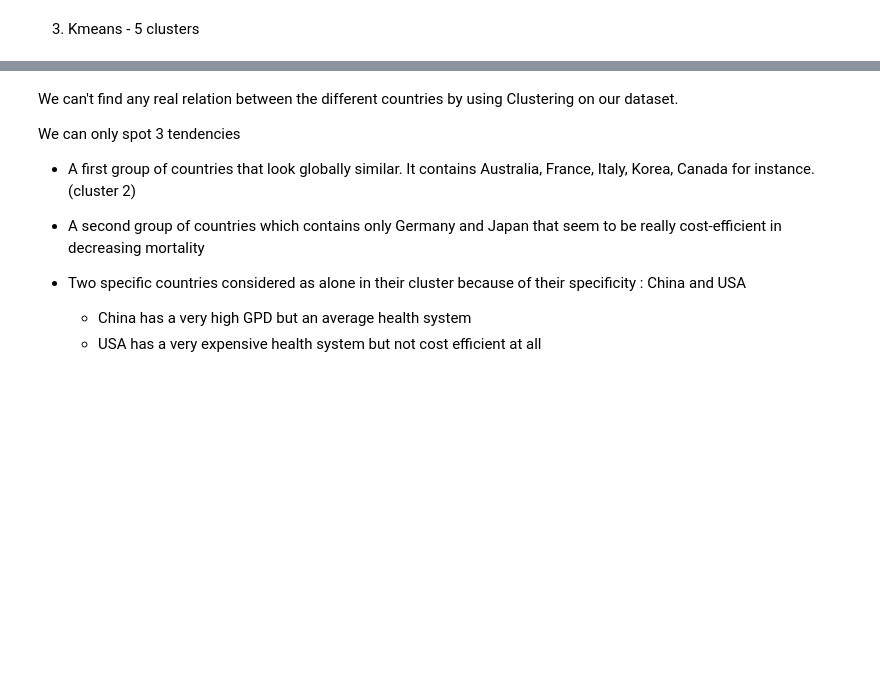
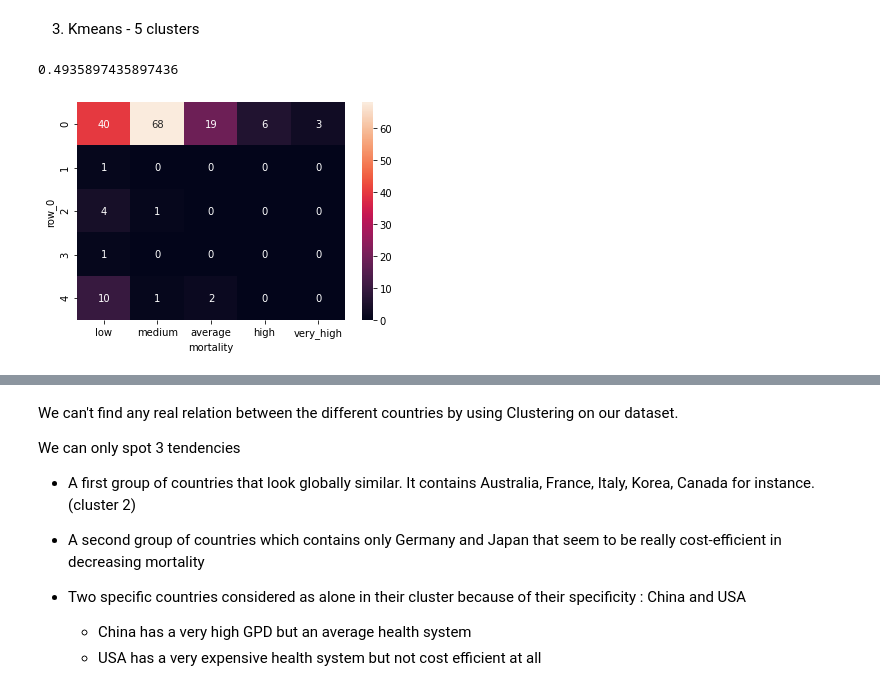
Before and after one commit to DangerousWizardry/ProjetIA, a Jupyter notebook: ProjetIA.ipynb, the cells around one changed output, grey strips where cells are left out. Saved outputs shown, nothing was run; the diff lists cells and outputs as text; code cells hidden in the pictures; blank space fills up the shorter version.

```diff
--- a/ProjetIA.ipynb
+++ b/ProjetIA.ipynb
@@ -229,6 +326,11 @@ sns.heatmap(crosstab, annot=True)
 # %%
 clusters=result.labels_
 classes=pd.cut(full_clean_dataset["mortality"],5, labels=["low","medium", "average", "high","very_high"])
 crosstab=pd.crosstab(clusters,classes)
 sns.heatmap(crosstab, annot=True)
+accuracy = (69 + 8) / crosstab.to_numpy().sum()
+print(accuracy)
+# %% [output]
+0.4935897435897436
+[figure, added]
 # %%
```
Also changed, not shown: parts of 40 cells of this notebook.
